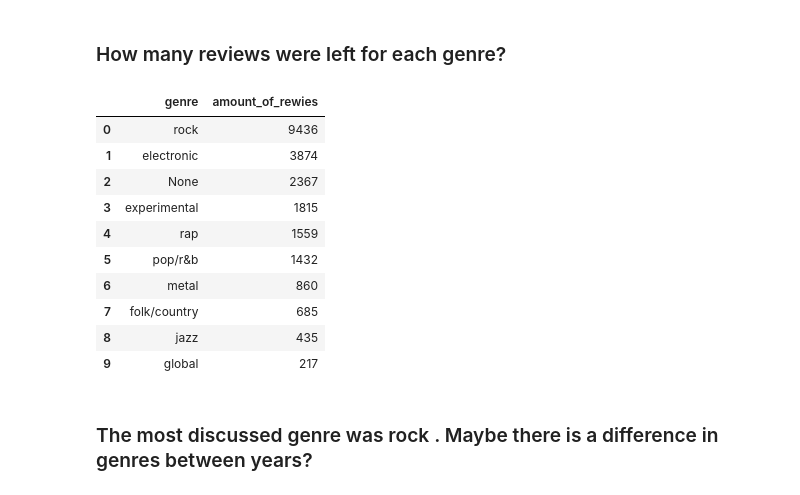
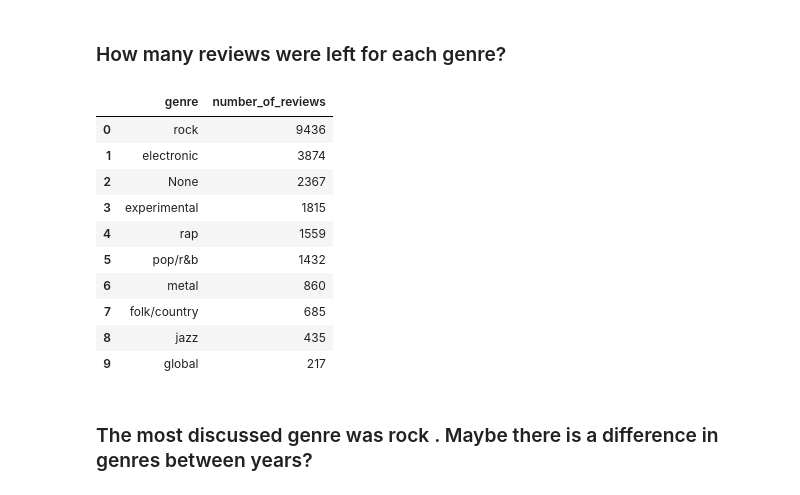
Before and after one commit to svet3477/Pitchfork-reviews-analysis-using-SQL, a Jupyter notebook: reviews analysis.ipynb, the cells around one changed output. Saved outputs shown, nothing was run; the diff lists cells and outputs as text; code cells hidden in the pictures.

```diff
--- a/reviews analysis.ipynb
+++ b/reviews analysis.ipynb
@@ -146,15 +146,15 @@ sql_query(query,con)
 # %%
 query = '''
     SELECT
         genre,
-        COUNT(*) AS amount_of_reviews
+        COUNT(*) AS number_of_reviews
     FROM genres
     GROUP BY genre
     ORDER BY COUNT(*) DESC
 '''
 sql_query(query,con)
 # %% [output]
-|  | genre | amount_of_rewies |
+|  | genre | number_of_reviews |
 | 0 | rock | 9436 |
 | 1 | electronic | 3874 |
 | 2 | None | 2367 |
```
Also changed, not shown: parts of 11 cells of this notebook.
